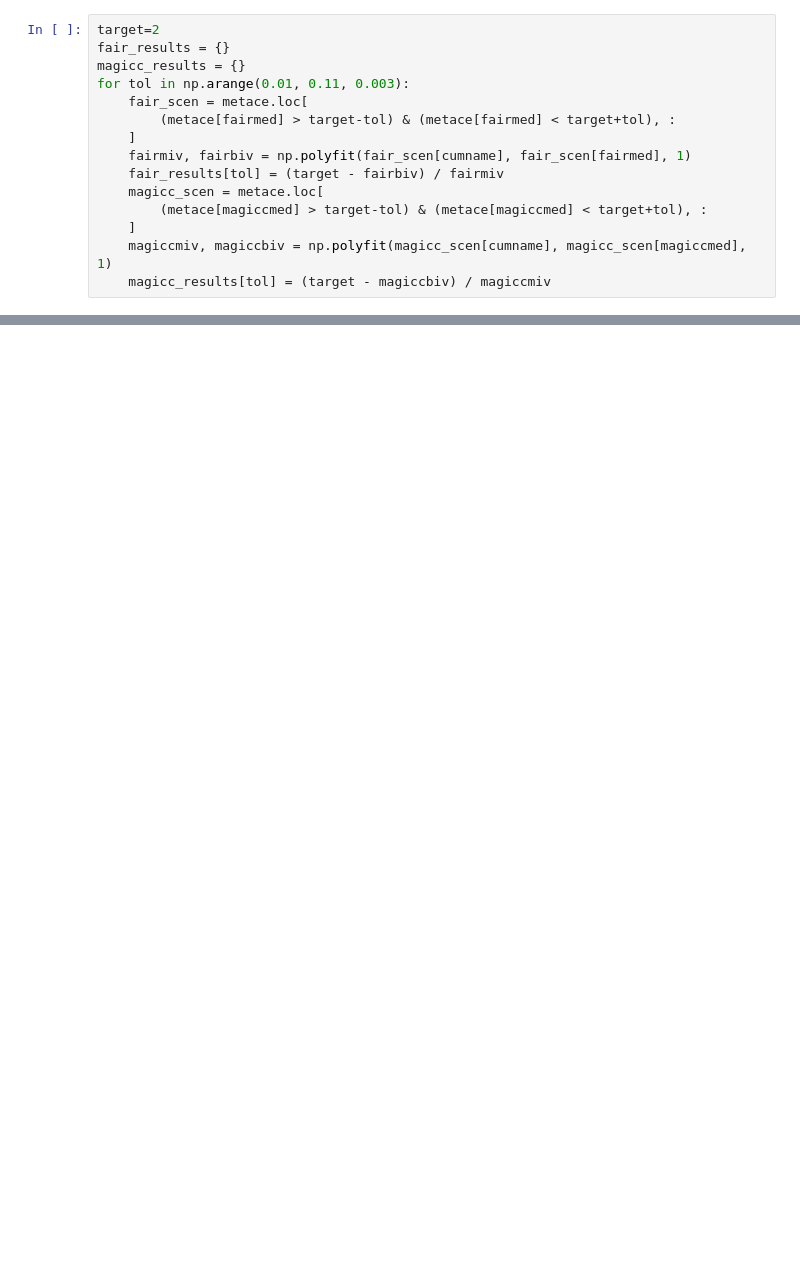
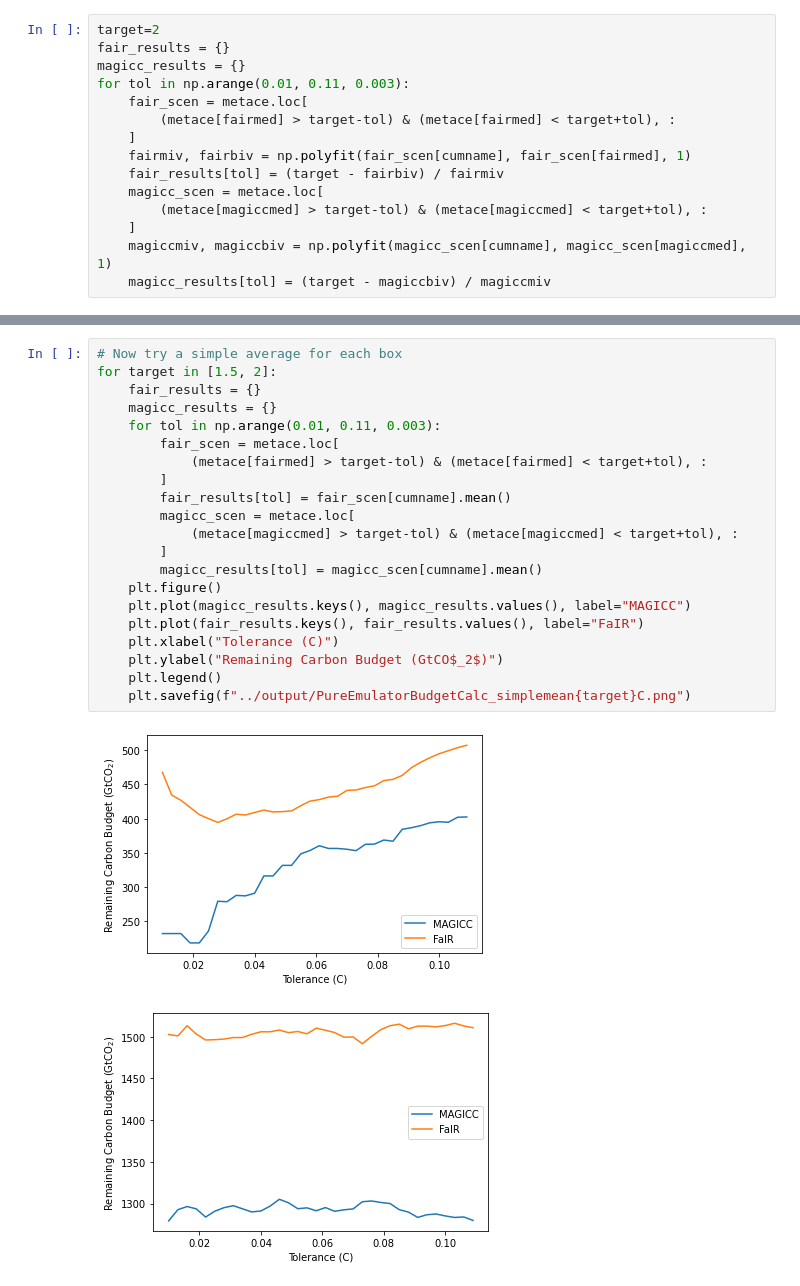
Before and after one commit to Rlamboll/AR6CarbonBudgetCalc, a Jupyter notebook: src/SanityCheck.ipynb, the cells around one changed output, grey strips where cells are left out. Saved outputs shown, nothing was run; the diff lists cells and outputs as text; blank space fills up the shorter version.

```diff
--- a/src/SanityCheck.ipynb
+++ b/src/SanityCheck.ipynb
@@ -285,0 +286,24 @@ dict_values([1482.7055393650992, 2453.4886639152046, 1084.918518724381, 5282.284
+# %%
+# Now try a simple average for each box
+for target in [1.5, 2]:
+    fair_results = {}
+    magicc_results = {}
+    for tol in np.arange(0.01, 0.11, 0.003):
+        fair_scen = metace.loc[
+            (metace[fairmed] > target-tol) & (metace[fairmed] < target+tol), :
+        ]
+        fair_results[tol] = fair_scen[cumname].mean()
+        magicc_scen = metace.loc[
+            (metace[magiccmed] > target-tol) & (metace[magiccmed] < target+tol), :
+        ]
+        magicc_results[tol] = magicc_scen[cumname].mean()
+    plt.figure()
+    plt.plot(magicc_results.keys(), magicc_results.values(), label="MAGICC")
+    plt.plot(fair_results.keys(), fair_results.values(), label="FaIR")
+    plt.xlabel("Tolerance (C)")
+    plt.ylabel("Remaining Carbon Budget (GtCO$_2$)")
+    plt.legend()
+    plt.savefig(f"../output/PureEmulatorBudgetCalc_simplemean{target}C.png")
+# %% [output]
+[figure, added]
+[figure, added]
```
Also changed, not shown: parts of 13 cells of this notebook, 2 other files.
